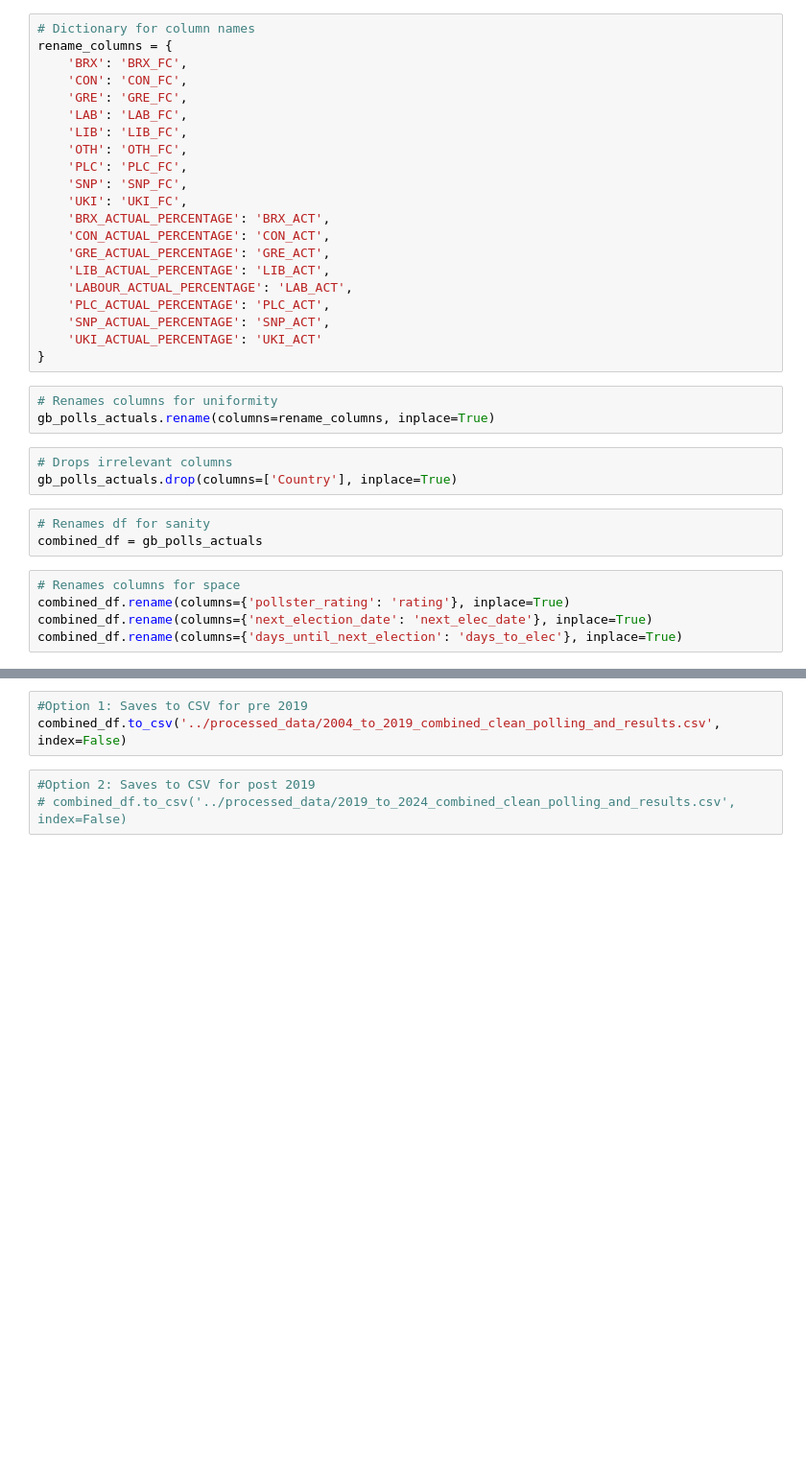
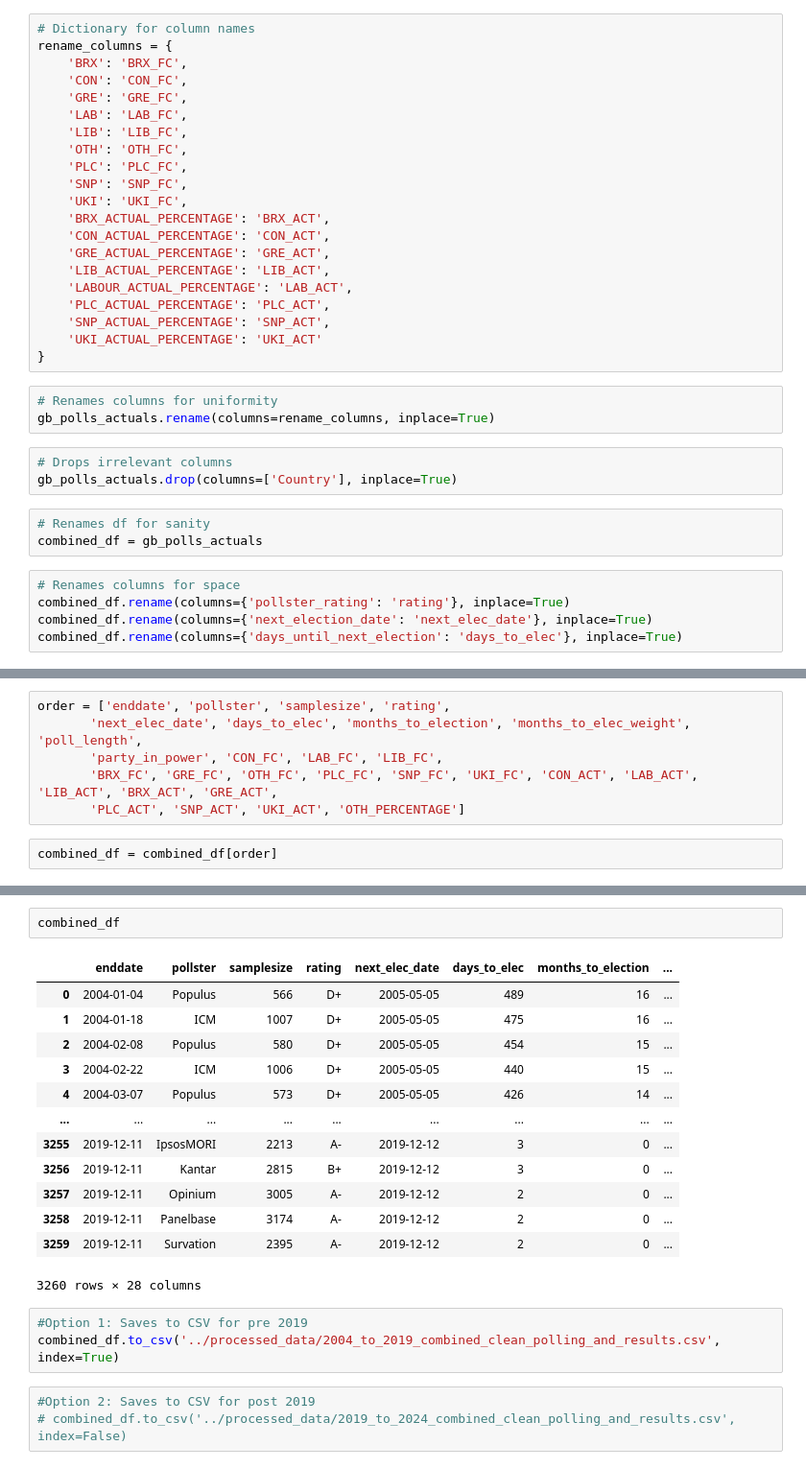
Before and after one commit to oscarhibbert/election-predictor, a Jupyter notebook: notebooks/chris_kingdon_master_source.ipynb, the cells around one changed output, grey strips where cells are left out. Shown at 96% size. Saved outputs shown, nothing was run; the diff lists cells and outputs as text; blank space fills up the shorter version.

Commit message:
commits final changes to data cleaning

```diff
--- a/notebooks/chris_kingdon_master_source.ipynb
+++ b/notebooks/chris_kingdon_master_source.ipynb
@@ -74,0 +127,8 @@ combined_df
+# %%
+order = ['enddate', 'pollster', 'samplesize', 'rating',
+       'next_elec_date', 'days_to_elec', 'months_to_election', 'months_to_elec_weight', 'poll_length',
+       'party_in_power', 'CON_FC', 'LAB_FC', 'LIB_FC',
+       'BRX_FC', 'GRE_FC', 'OTH_FC', 'PLC_FC', 'SNP_FC', 'UKI_FC', 'CON_ACT', 'LAB_ACT', 'LIB_ACT', 'BRX_ACT', 'GRE_ACT',
+       'PLC_ACT', 'SNP_ACT', 'UKI_ACT', 'OTH_PERCENTAGE']
+# %%
+combined_df = combined_df[order]
@@ -75,6 +145,22 @@ combined_df
+# %%
+combined_df
+# %% [output]
+|  | enddate | pollster | samplesize | rating | next_elec_date | days_to_elec | months_to_election | ... |
+| 0 | 2004-01-04 | Populus | 566 | D+ | 2005-05-05 | 489 | 16 | ... |
+| 1 | 2004-01-18 | ICM | 1007 | D+ | 2005-05-05 | 475 | 16 | ... |
+| 2 | 2004-02-08 | Populus | 580 | D+ | 2005-05-05 | 454 | 15 | ... |
+| 3 | 2004-02-22 | ICM | 1006 | D+ | 2005-05-05 | 440 | 15 | ... |
+| 4 | 2004-03-07 | Populus | 573 | D+ | 2005-05-05 | 426 | 14 | ... |
+| ... | ... | ... | ... | ... | ... | ... | ... | ... |
+| 3255 | 2019-12-11 | IpsosMORI | 2213 | A- | 2019-12-12 | 3 | 0 | ... |
+| 3256 | 2019-12-11 | Kantar | 2815 | B+ | 2019-12-12 | 3 | 0 | ... |
+| 3257 | 2019-12-11 | Opinium | 3005 | A- | 2019-12-12 | 2 | 0 | ... |
+| 3258 | 2019-12-11 | Panelbase | 3174 | A- | 2019-12-12 | 2 | 0 | ... |
+| 3259 | 2019-12-11 | Survation | 2395 | A- | 2019-12-12 | 2 | 0 | ... |
+3260 rows × 28 columns
 # %%
 #Option 1: Saves to CSV for pre 2019
-combined_df.to_csv('../processed_data/2004_to_2019_combined_clean_polling_and_results.csv', index=False)
+combined_df.to_csv('../processed_data/2004_to_2019_combined_clean_polling_and_results.csv', index=True)
 # %%
 #Option 2: Saves to CSV for post 2019
 # combined_df.to_csv('../processed_data/2019_to_2024_combined_clean_polling_and_results.csv', index=False)
```
Also changed, not shown: parts of 15 cells of this notebook, 2 other files.
